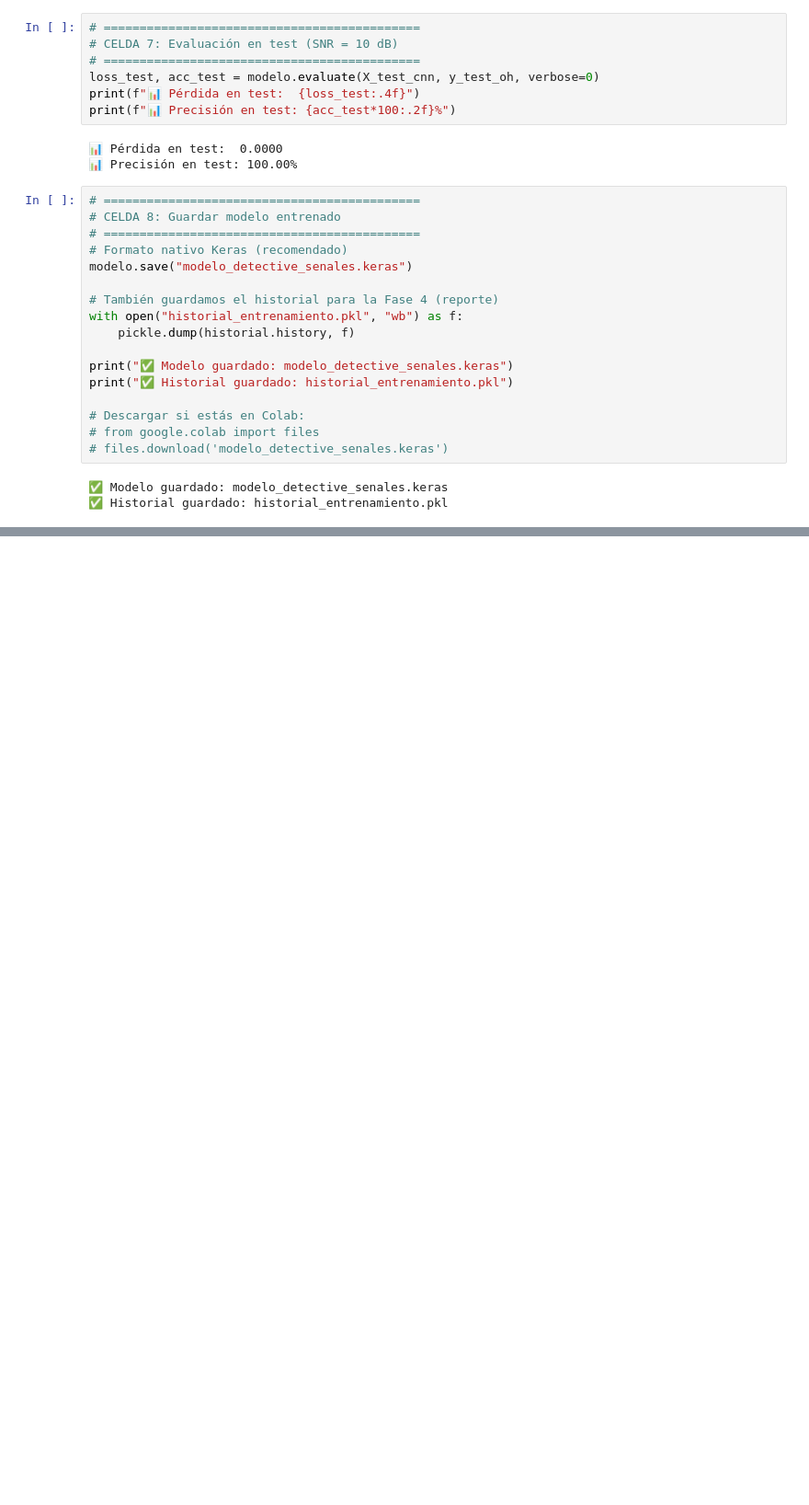
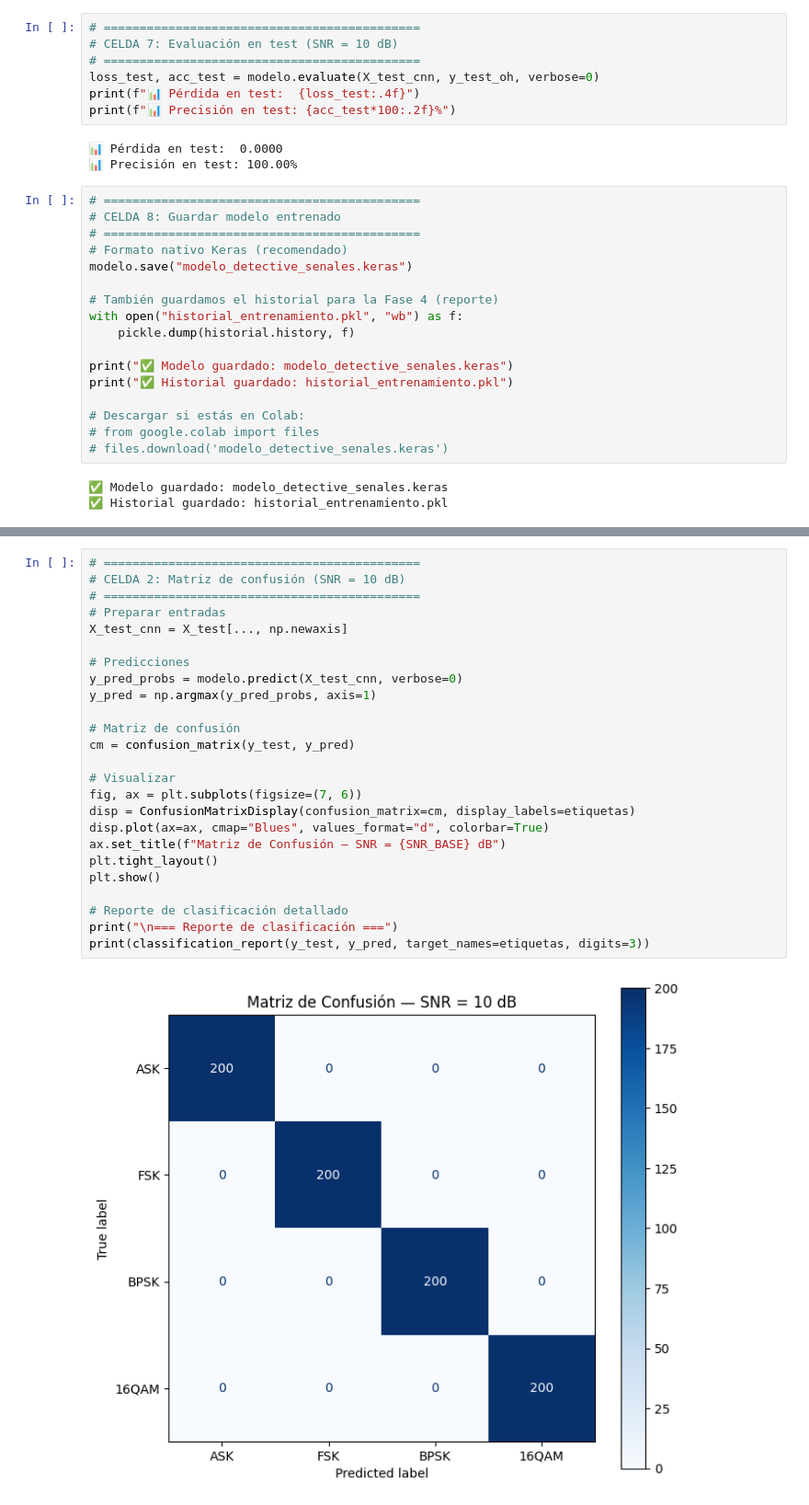
Before and after one commit to atziri01012007-dotcom/detective-senales, a Jupyter notebook: Detective_de_Senales.ipynb, the cells around one changed output, grey strips where cells are left out. Shown at 92% size. Drawn from its saved outputs; the diff is of its cells as text; blank space fills up the shorter version.

```diff
--- a/Detective_de_Senales.ipynb
+++ b/Detective_de_Senales.ipynb
@@ -474,0 +515,27 @@ print("✅ Historial guardado: historial_entrenamiento.pkl")
+# %%
+# ============================================
+# CELDA 2: Matriz de confusión (SNR = 10 dB)
+# ============================================
+# Preparar entradas
+X_test_cnn = X_test[..., np.newaxis]
+
+# Predicciones
+y_pred_probs = modelo.predict(X_test_cnn, verbose=0)
+y_pred = np.argmax(y_pred_probs, axis=1)
+
+# Matriz de confusión
+cm = confusion_matrix(y_test, y_pred)
+
+# Visualizar
+fig, ax = plt.subplots(figsize=(7, 6))
+disp = ConfusionMatrixDisplay(confusion_matrix=cm, display_labels=etiquetas)
+disp.plot(ax=ax, cmap="Blues", values_format="d", colorbar=True)
+ax.set_title(f"Matriz de Confusión — SNR = {SNR_BASE} dB")
+plt.tight_layout()
+plt.show()
+
+# Reporte de clasificación detallado
+print("\n=== Reporte de clasificación ===")
+print(classification_report(y_test, y_pred, target_names=etiquetas, digits=3))
+# %% [output]
+[figure, added]
```
Also changed, not shown: parts of 11 cells of this notebook.
